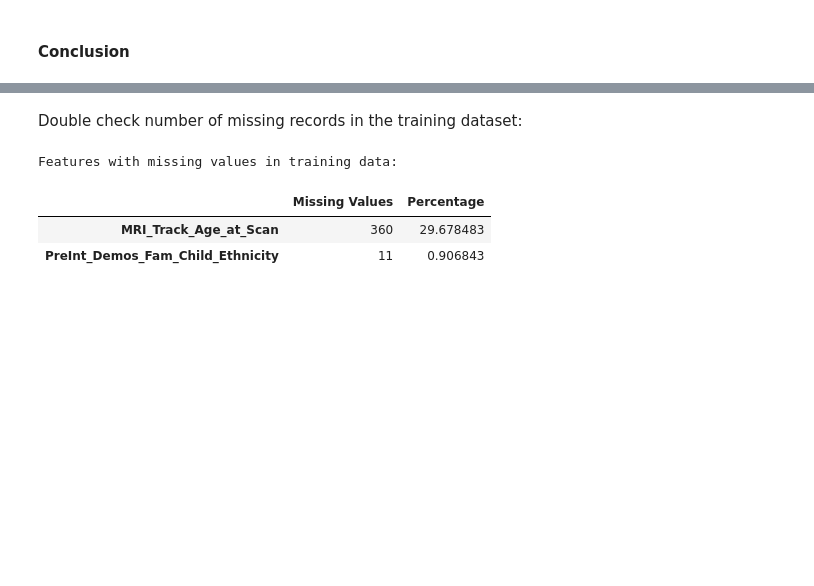
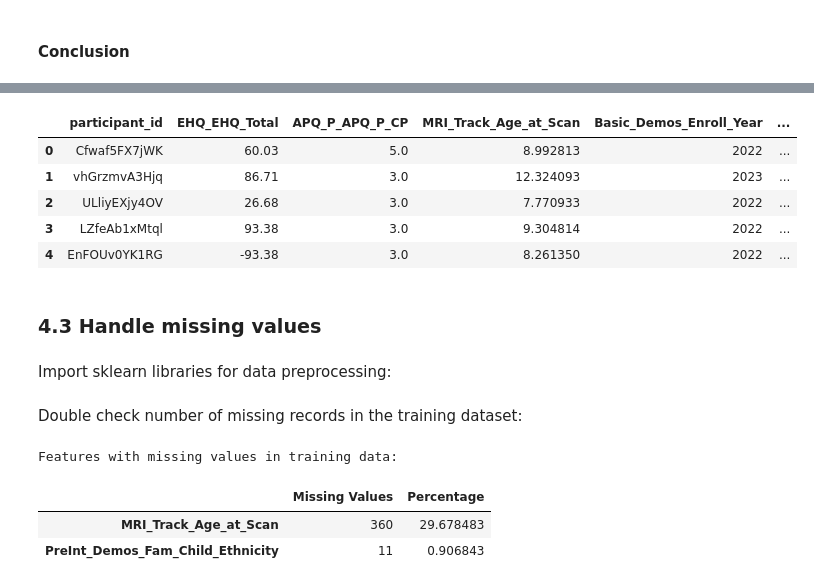
Before and after one commit to saidataanalytics/wids_2025, a Jupyter notebook: WiDS 2025 - ADHD Classification - end to end process.ipynb, the cells around one changed output, grey strips where cells are left out. Drawn from its saved outputs; the diff is of its cells as text; code cells hidden in the pictures; blank space fills up the shorter version.

```diff
--- a/WiDS 2025 - ADHD Classification - end to end process.ipynb
+++ b/WiDS 2025 - ADHD Classification - end to end process.ipynb
@@ -909,0 +1188,13 @@ from sklearn.pipeline import Pipeline
+# %%
+test.head()
+# %% [output]
+|  | participant_id | EHQ_EHQ_Total | APQ_P_APQ_P_CP | MRI_Track_Age_at_Scan | Basic_Demos_Enroll_Year | ... |
+| 0 | Cfwaf5FX7jWK | 60.03 | 5.0 | 8.992813 | 2022 | ... |
+| 1 | vhGrzmvA3Hjq | 86.71 | 3.0 | 12.324093 | 2023 | ... |
+| 2 | ULliyEXjy4OV | 26.68 | 3.0 | 7.770933 | 2022 | ... |
+| 3 | LZfeAb1xMtql | 93.38 | 3.0 | 9.304814 | 2022 | ... |
+| 4 | EnFOUv0YK1RG | -93.38 | 3.0 | 8.261350 | 2022 | ... |
+# %% [markdown]
+### 4.3 Handle missing values
+# %% [markdown]
+Import sklearn libraries for data preprocessing:
```
Also changed, not shown: parts of 76 cells of this notebook.
